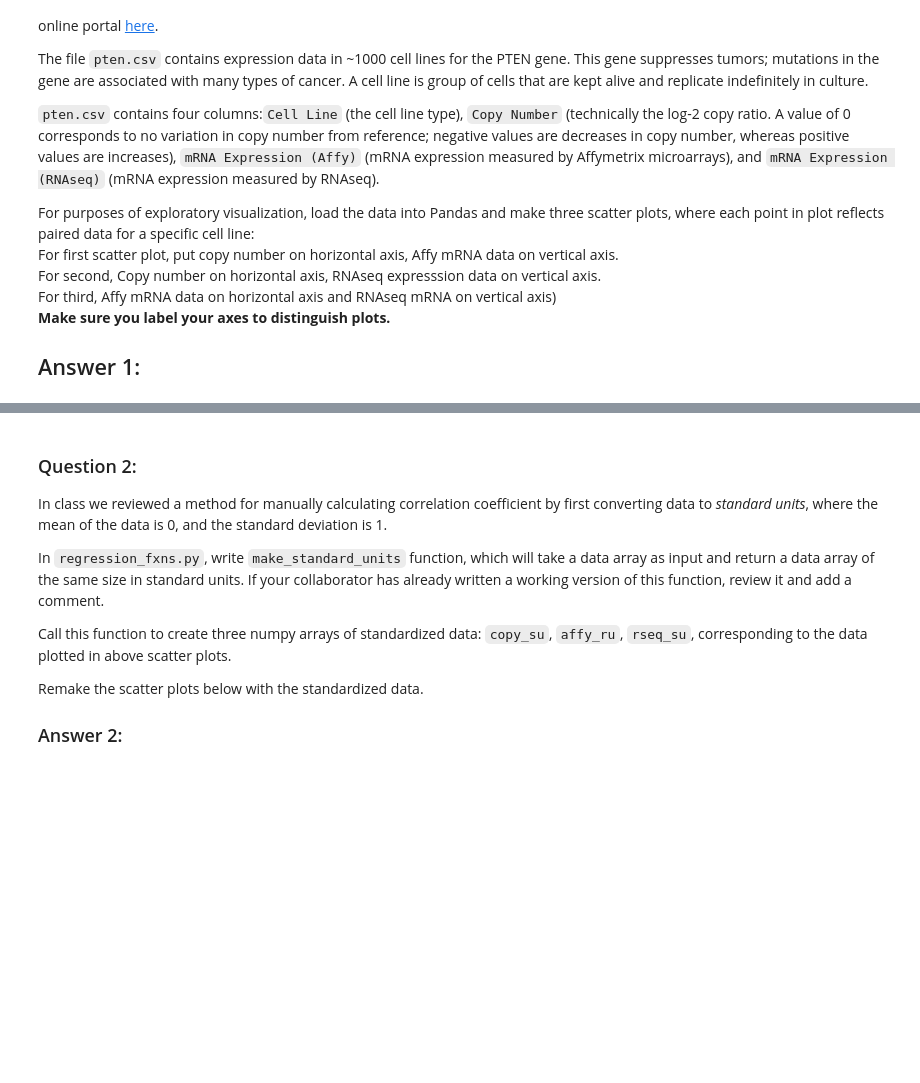
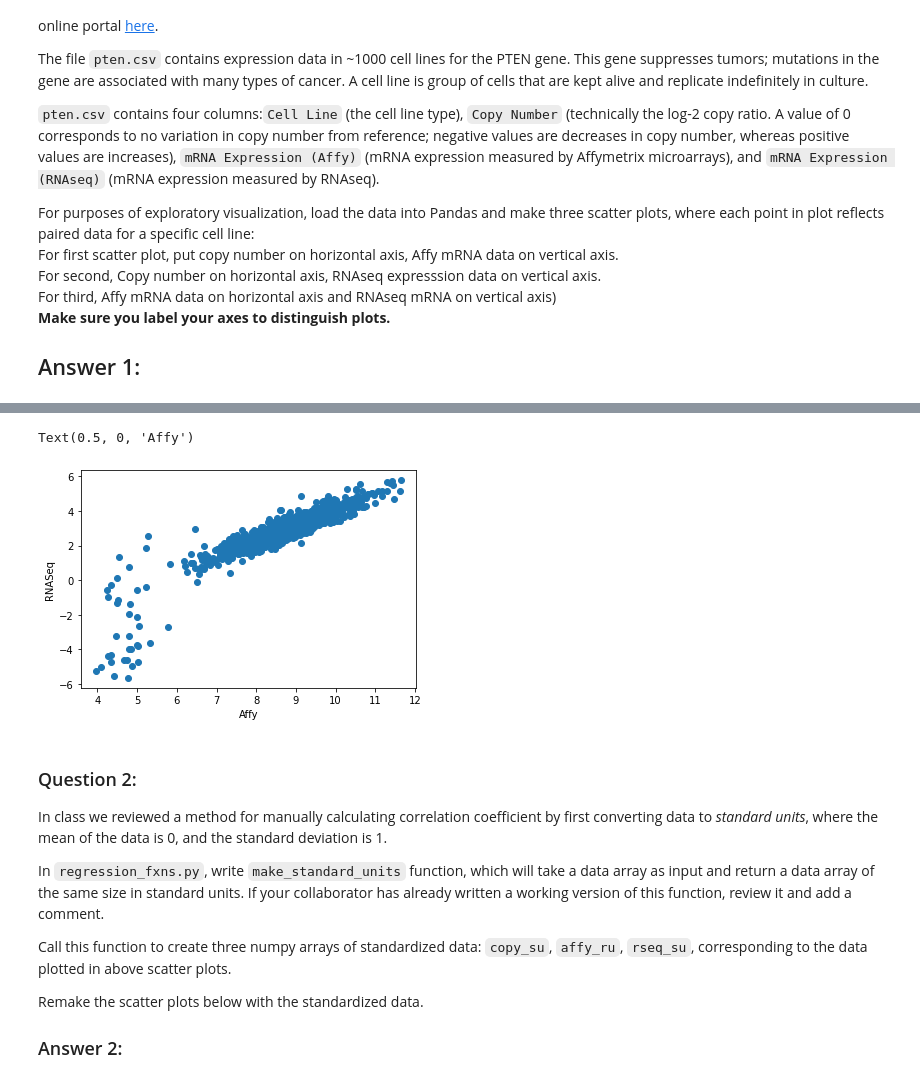
Before and after one commit to skylerhar1/Hw8-Skyler-riely-michael, a Jupyter notebook: hw08_har.ipynb, the cells around one changed output, grey strips where cells are left out. Saved outputs shown, nothing was run; the diff lists cells and outputs as text; code cells hidden in the pictures; blank space fills up the shorter version.

```diff
--- a/hw08_har.ipynb
+++ b/hw08_har.ipynb
@@ -51,3 +65,10 @@ ModuleNotFoundError: No module named 'matplot'
+# %%
+plt.scatter(pten_df[col_names[2]], pten_df[col_names[3]])
+plt.ylabel("RNASeq")
+plt.xlabel("Affy")
+# %% [output]
+Text(0.5, 0, 'Affy')
+[figure, added]
 # %% [markdown]
 ### Question 2:
 In class we reviewed a method for manually calculating correlation coefficient by first converting data to *standard units*, where the mean of the data is 0, and the standard deviation is 1.
```
Also changed, not shown: parts of 2 cells of this notebook, 1 other file.
